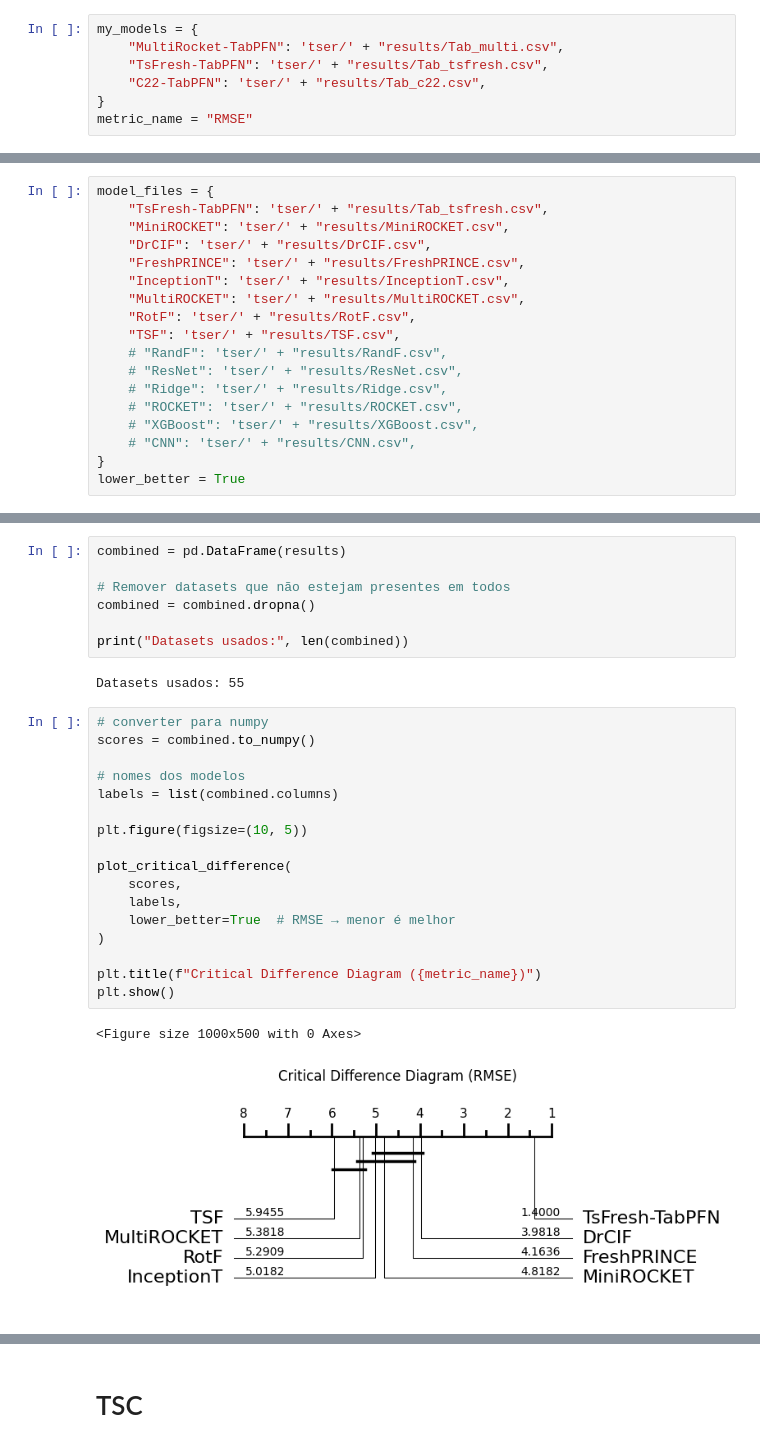
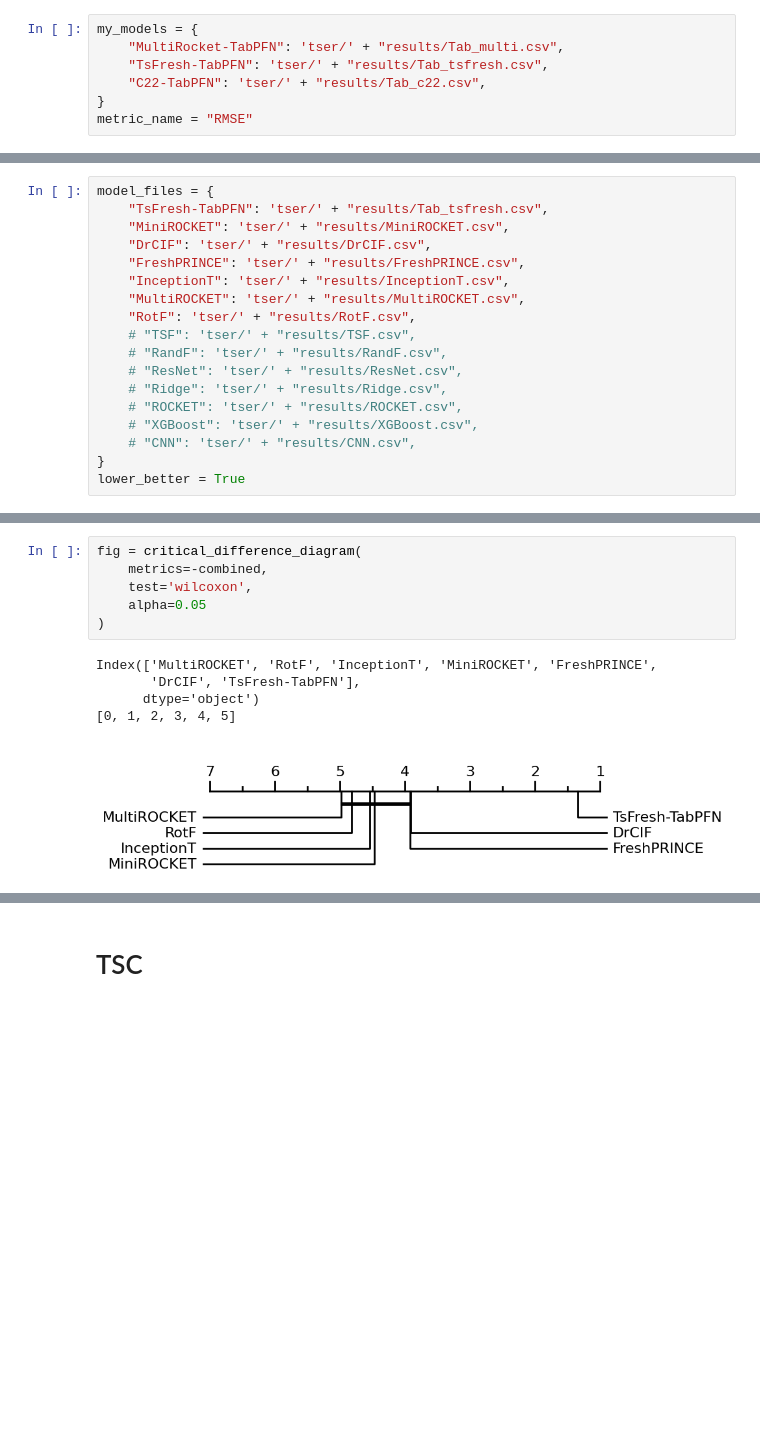
Before and after one commit to gabrielcmerlin/TS2TabPFN, a Jupyter notebook: results.ipynb, the cells around one changed output, grey strips where cells are left out. Drawn from its saved outputs; the diff is of its cells as text; blank space fills up the shorter version.

Commit message:
Results plotted

```diff
--- a/results.ipynb
+++ b/results.ipynb
@@ -76,7 +51,7 @@ model_files = {
     "InceptionT": 'tser/' + "results/InceptionT.csv",
     "MultiROCKET": 'tser/' + "results/MultiROCKET.csv",
     "RotF": 'tser/' + "results/RotF.csv",
-    "TSF": 'tser/' + "results/TSF.csv",
+    # "TSF": 'tser/' + "results/TSF.csv",
     # "RandF": 'tser/' + "results/RandF.csv",
     # "ResNet": 'tser/' + "results/ResNet.csv",
     # "Ridge": 'tser/' + "results/Ridge.csv",
@@ -112,30 +81,13 @@ combined = combined.dropna()
-# %%
-combined = pd.DataFrame(results)
-
-# Remover datasets que não estejam presentes em todos
-combined = combined.dropna()
-
-print("Datasets usados:", len(combined))
-# %% [output]
-Datasets usados: 55
 # %%
-# converter para numpy
-scores = combined.to_numpy()
-
-# nomes dos modelos
-labels = list(combined.columns)
-
-plt.figure(figsize=(10, 5))
-
-plot_critical_difference(
-    scores,
-    labels,
-    lower_better=True  # RMSE → menor é melhor
+fig = critical_difference_diagram(
+    metrics=-combined,
+    test='wilcoxon',
+    alpha=0.05
 )
-
-plt.title(f"Critical Difference Diagram ({metric_name})")
-plt.show()
 # %% [output]
-<Figure size 1000x500 with 0 Axes>
+Index(['MultiROCKET', 'RotF', 'InceptionT', 'MiniROCKET', 'FreshPRINCE',
+       'DrCIF', 'TsFresh-TabPFN'],
+      dtype='object')
+[0, 1, 2, 3, 4, 5]
-[figure, old version]
+[figure, new version]
 # %%
```
Also changed, not shown: parts of 16 cells of this notebook, 6 other files.
